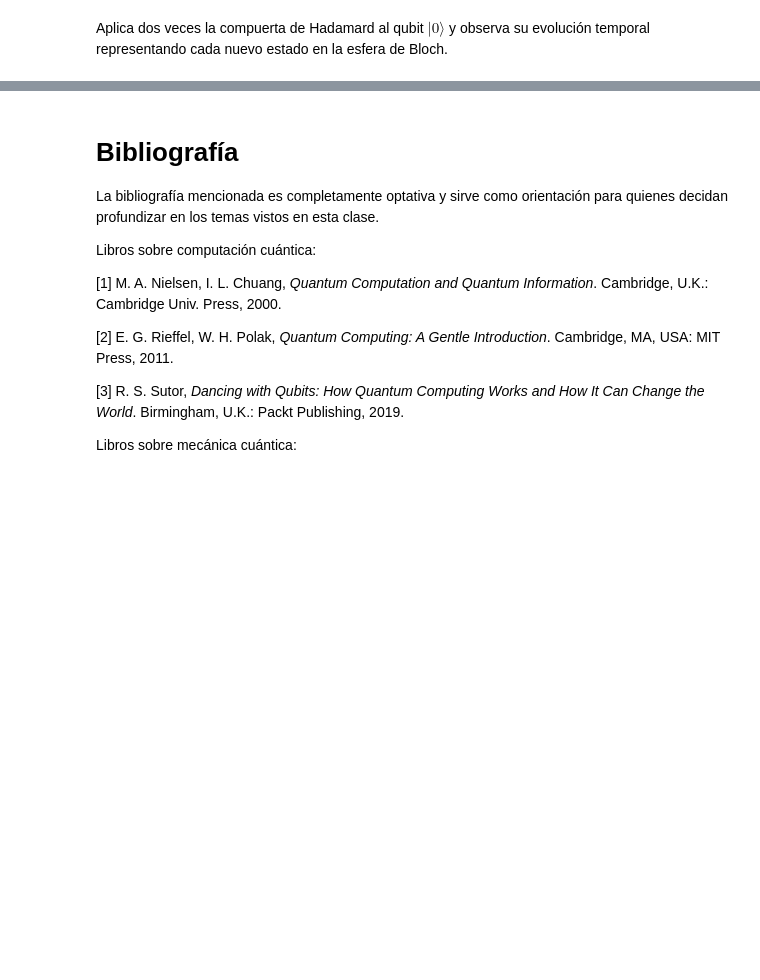
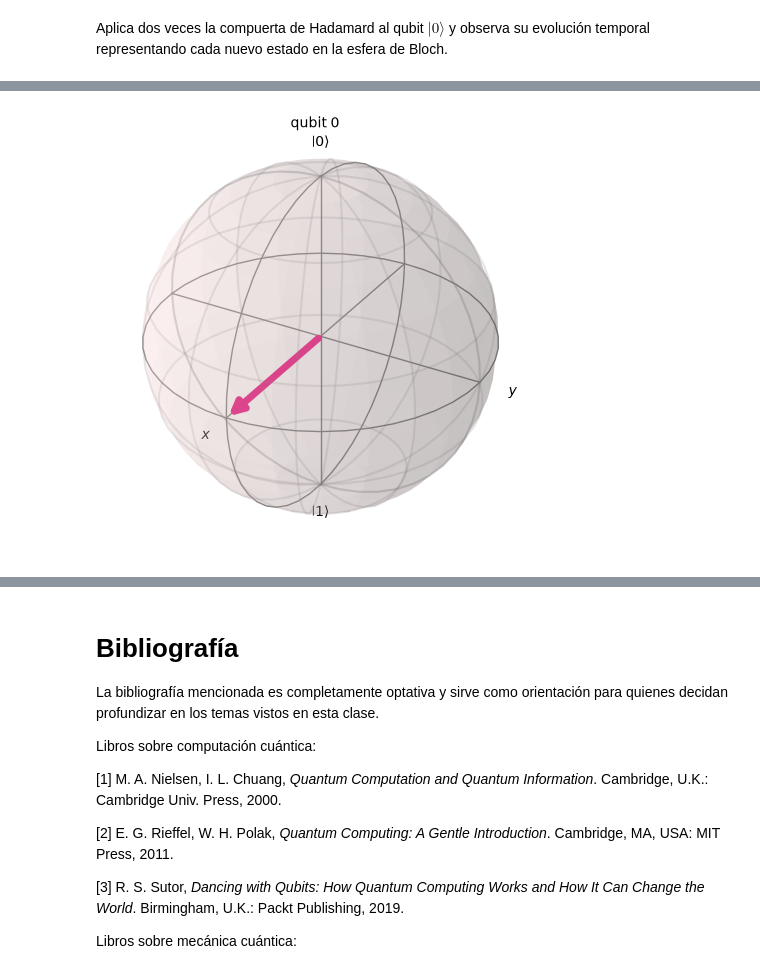
Before and after one commit to 0xLozi/quantum_computing_jam, a Jupyter notebook: Clase_1,_Parte_2_Computación_Cuántica.ipynb, the cells around one changed output, grey strips where cells are left out. Saved outputs shown, nothing was run; the diff lists cells and outputs as text; code cells hidden in the pictures; blank space fills up the shorter version.

```diff
--- a/Clase_1,_Parte_2_Computación_Cuántica.ipynb
+++ b/Clase_1,_Parte_2_Computación_Cuántica.ipynb
@@ -724,4 +876,10 @@ Aplica dos veces la compuerta de Hadamard al qubit $|0\rangle$ y observa su evol
 # %%
 # Parte 2: representar H|0> en la esfera de Bloch
+H = Operator.from_label("H")
+zero_H = zero_sv.evolve(H)
+
+plot_bloch_multivector(zero_H, reverse_bits = True)
+# %% [output]
+[figure, added]
 # %%
 # Parte 3: representar H(H|0>) en la esfera de Bloch
```
Also changed, not shown: parts of 10 cells of this notebook, 22 other files.
